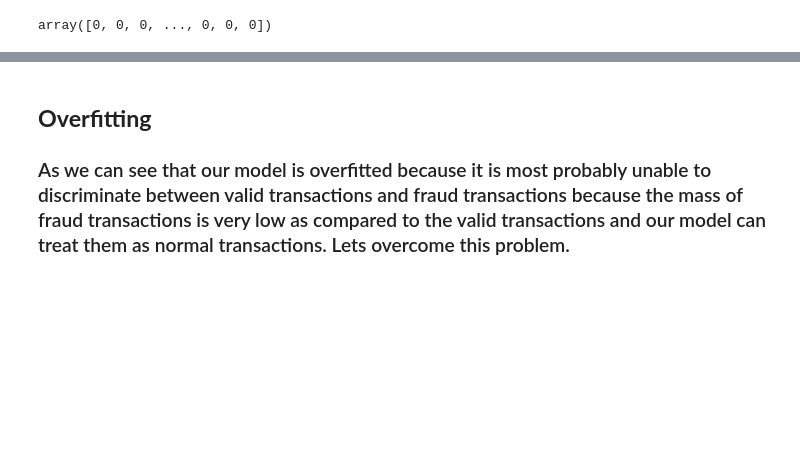
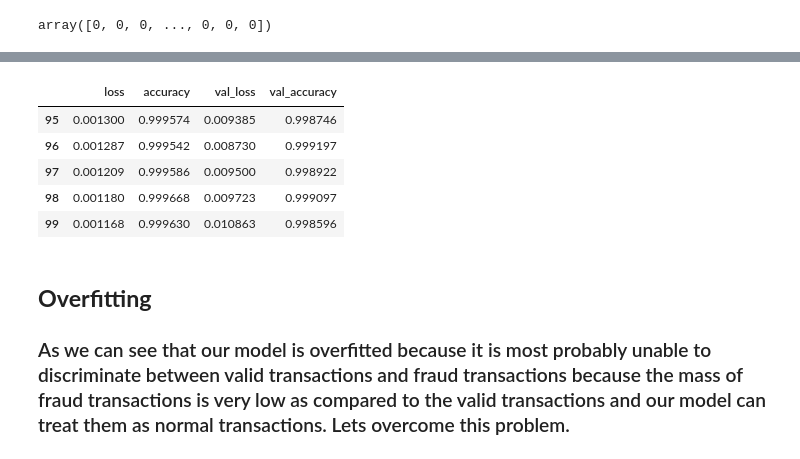
Before and after one commit to SyedHuzaifa007/Credit-Card-Fraud-Detection-Deep-Learning-Model, a Jupyter notebook: Credit_Card_Fraud_Detection_assignment.ipynb, the cells around one changed output, grey strips where cells are left out. Cells and saved outputs as stored; diff of their text form; code cells hidden in the pictures; blank space fills up the shorter version.

```diff
--- a/Credit_Card_Fraud_Detection_assignment.ipynb
+++ b/Credit_Card_Fraud_Detection_assignment.ipynb
@@ -441,0 +409,9 @@ Test Accuracy: 0.9987359642982483
+# %%
+# Building Second Model
+model2 = Sequential()
+model2.add(Dense(10, activation = 'relu', input_shape = (train_data.shape[-1],)))
+model2.add(Dense(8, activation = 'relu'))
+model2.add(Dense(6, activation = 'relu'))
+model2.add(Dense(1, activation='sigmoid'))
+model2.compile(optimizer = 'adam', loss = 'binary_crossentropy', metrics = ['accuracy'])
+model2.summary()
@@ -441,0 +435,7 @@ Test Accuracy: 0.9987359642982483
+# %%
+from keras.callbacks import ModelCheckpoint, TensorBoard
+checkpointer = ModelCheckpoint(filepath = 'CreditCardFraudDetectionModel.h5', verbose = 0, save_best_only = True)
+tensorboard = TensorBoard(log_dir = './logs', histogram_freq = 0, write_graph = True, write_images = True)
+# %%
+# Fitting Model
+history1 = model2.fit(train_data, train_labels, epochs = 100, batch_size = 32, shuffle=True, validation_split=0.2, verbose = 1, callbacks=[checkpointer, tensorboard]).history
@@ -441,0 +460,11 @@ Test Accuracy: 0.9987359642982483
+# %%
+# Storing History In A Data Frame
+history_df1 = pd.DataFrame(history1)
+history_df1.tail()
+# %% [output]
+|  | loss | accuracy | val_loss | val_accuracy |
+| 95 | 0.001300 | 0.999574 | 0.009385 | 0.998746 |
+| 96 | 0.001287 | 0.999542 | 0.008730 | 0.999197 |
+| 97 | 0.001209 | 0.999586 | 0.009500 | 0.998922 |
+| 98 | 0.001180 | 0.999668 | 0.009723 | 0.999097 |
+| 99 | 0.001168 | 0.999630 | 0.010863 | 0.998596 |
```
Also changed, not shown: parts of 14 cells of this notebook.
